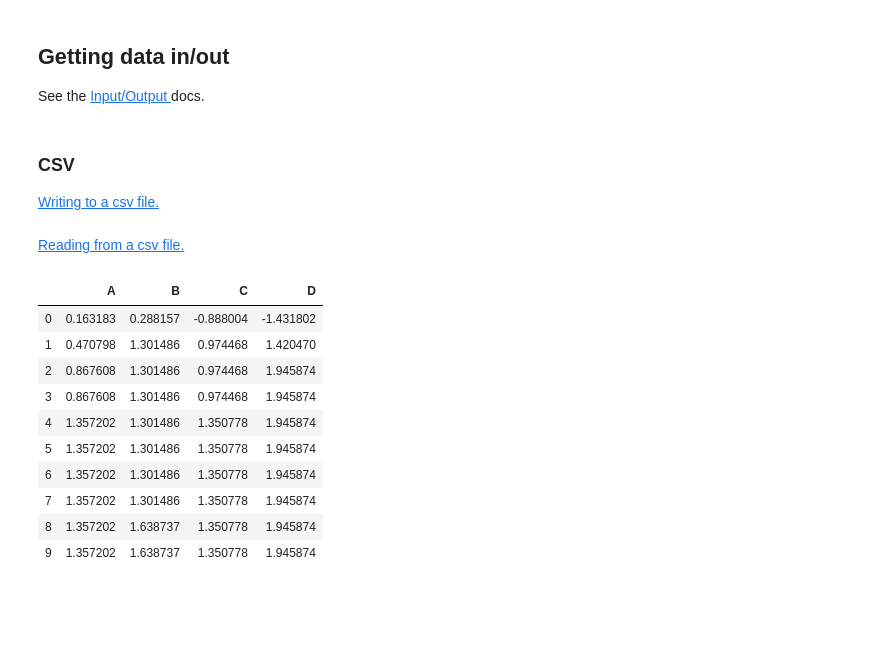
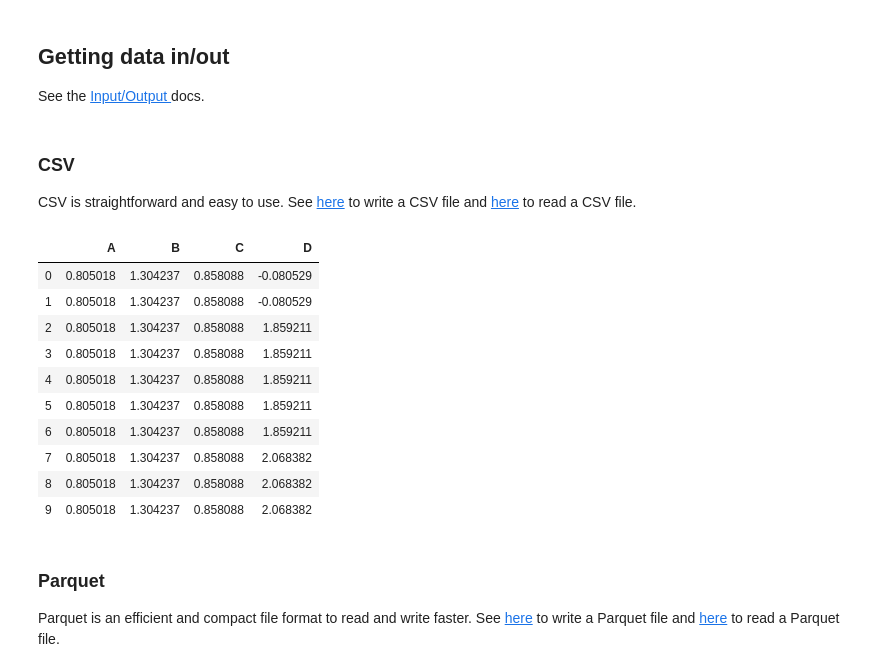
Before and after one commit to databricks/koalas, a Jupyter notebook: docs/10-minutes-to-Koalas.ipynb, the cells around one changed output. Cells and saved outputs as stored; diff of their text form; code cells hidden in the pictures; blank space fills up the shorter version.

```diff
--- a/docs/10-minutes-to-Koalas.ipynb
+++ b/docs/10-minutes-to-Koalas.ipynb
@@ -273,3 +288,6 @@ dtype: float64
+# %%
+>>> ks.reset_option("compute.default_index_type")
+>>> spark.conf.set("spark.sql.execution.arrow.enabled", prev)  # Set its default value back.
 # %% [markdown]
 ## Grouping
 By “group by” we are referring to a process involving one or more of the following steps:
@@ -278,9 +296,9 @@ By “group by” we are referring to a process involving one or more of the fol
 - Applying a function to each group independently
 - Combining the results into a data structure
 # %%
-kdf = ks.DataFrame({'A': ['foo', 'bar', 'foo', 'bar',
-                          'foo', 'bar', 'foo', 'foo'],
-                    'B': ['one', 'one', 'two', 'three',
-                          'two', 'two', 'one', 'three'],
-                    'C': np.random.randn(8),
-                    'D': np.random.randn(8)})
+>>> kdf = ks.DataFrame({'A': ['foo', 'bar', 'foo', 'bar',
+...                           'foo', 'bar', 'foo', 'foo'],
+...                     'B': ['one', 'one', 'two', 'three',
+...                           'two', 'two', 'one', 'three'],
+...                     'C': np.random.randn(8),
+...                     'D': np.random.randn(8)})
@@ -344,2 +361,0 @@ pdf = pd.DataFrame(np.random.randn(1000, 4), index=pser.index,
-# %%
-kdf = ks.DataFrame(pdf)
@@ -346,2 +364,2 @@ kdf = ks.DataFrame(pdf)
 # %%
-kdf = kdf.cummax()
+>>> kdf = kdf.cummax()
@@ -356,4 +374,5 @@ See the <a href="https://koalas.readthedocs.io/en/latest/reference/io.html">Inpu
 </a> docs.
 # %% [markdown]
 ### CSV
-<a href="https://koalas.readthedocs.io/en/latest/reference/api/databricks.koalas.DataFrame.to_csv.html#databricks.koalas.DataFrame.to_csv">Writing to a csv file.</a>
+
+CSV is straightforward and easy to use. See <a href="https://koalas.readthedocs.io/en/latest/reference/api/databricks.koalas.DataFrame.to_csv.html#databricks.koalas.DataFrame.to_csv">here</a> to write a CSV file and <a href="https://koalas.readthedocs.io/en/latest/reference/api/databricks.koalas.read_csv.html#databricks.koalas.read_csv">here</a> to read a CSV file.
@@ -362,16 +379,19 @@ kdf.to_csv('foo.csv')
-# %% [markdown]
-<a href="https://koalas.readthedocs.io/en/latest/reference/api/databricks.koalas.read_csv.html#databricks.koalas.read_csv">Reading from a csv file.</a>
 # %%
-ks.read_csv('foo.csv').head(10)
+>>> kdf.to_csv('foo.csv')
+>>> ks.read_csv('foo.csv').head(10)
 # %% [output]
 |  | A | B | C | D |
-| 0 | 0.163183 | 0.288157 | -0.888004 | -1.431802 |
-| 1 | 0.470798 | 1.301486 | 0.974468 | 1.420470 |
-| 2 | 0.867608 | 1.301486 | 0.974468 | 1.945874 |
-| 3 | 0.867608 | 1.301486 | 0.974468 | 1.945874 |
-| 4 | 1.357202 | 1.301486 | 1.350778 | 1.945874 |
-| 5 | 1.357202 | 1.301486 | 1.350778 | 1.945874 |
-| 6 | 1.357202 | 1.301486 | 1.350778 | 1.945874 |
-| 7 | 1.357202 | 1.301486 | 1.350778 | 1.945874 |
-| 8 | 1.357202 | 1.638737 | 1.350778 | 1.945874 |
-| 9 | 1.357202 | 1.638737 | 1.350778 | 1.945874 |
+| 0 | 0.805018 | 1.304237 | 0.858088 | -0.080529 |
+| 1 | 0.805018 | 1.304237 | 0.858088 | -0.080529 |
+| 2 | 0.805018 | 1.304237 | 0.858088 | 1.859211 |
+| 3 | 0.805018 | 1.304237 | 0.858088 | 1.859211 |
+| 4 | 0.805018 | 1.304237 | 0.858088 | 1.859211 |
+| 5 | 0.805018 | 1.304237 | 0.858088 | 1.859211 |
+| 6 | 0.805018 | 1.304237 | 0.858088 | 1.859211 |
+| 7 | 0.805018 | 1.304237 | 0.858088 | 2.068382 |
+| 8 | 0.805018 | 1.304237 | 0.858088 | 2.068382 |
+| 9 | 0.805018 | 1.304237 | 0.858088 | 2.068382 |
+# %% [markdown]
+### Parquet
+
+Parquet is an efficient and compact file format to read and write faster. See <a href="https://koalas.readthedocs.io/en/latest/reference/api/databricks.koalas.DataFrame.to_parquet.html#databricks.koalas.DataFrame.to_parquet">here</a> to write a Parquet file and <a href="https://koalas.readthedocs.io/en/latest/reference/api/databricks.koalas.read_parquet.html#databricks.koalas.read_parquet">here</a> to read a Parquet file.
```
Also changed, not shown: parts of 94 cells of this notebook, 1 other file.
